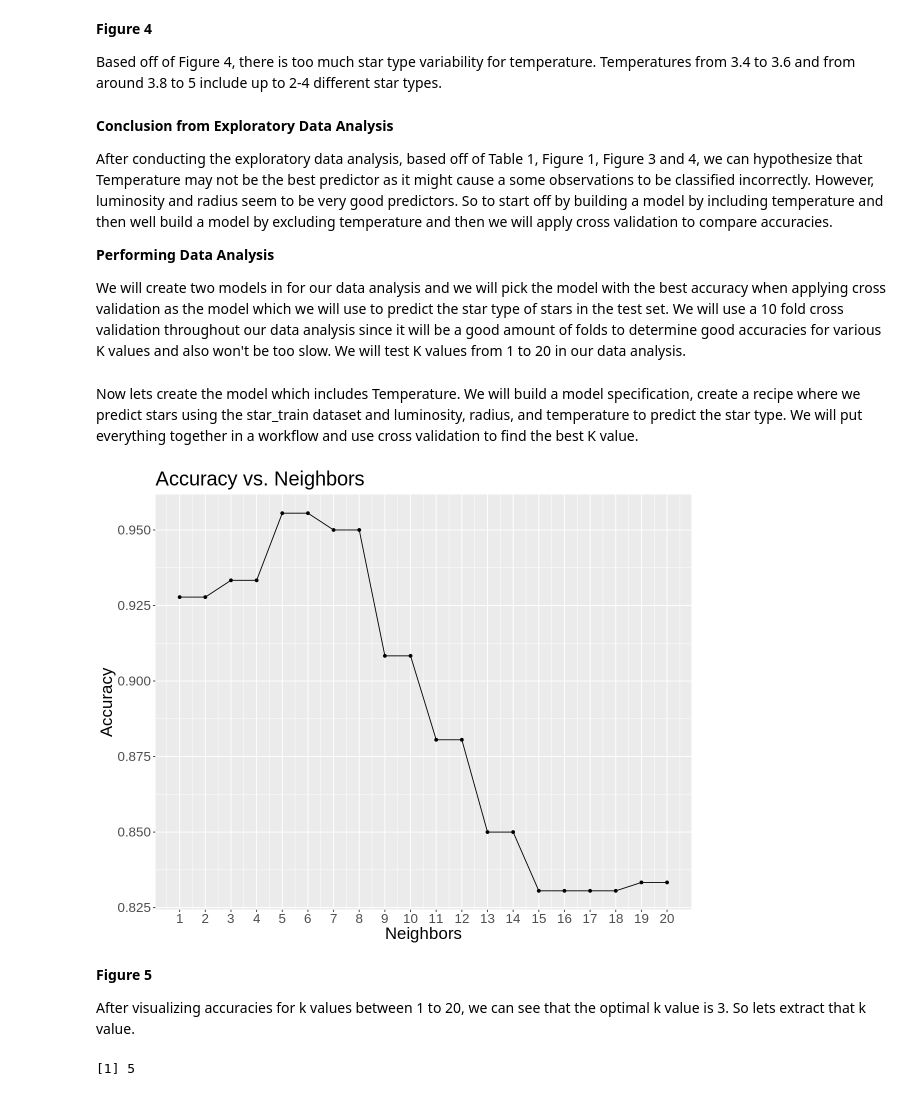
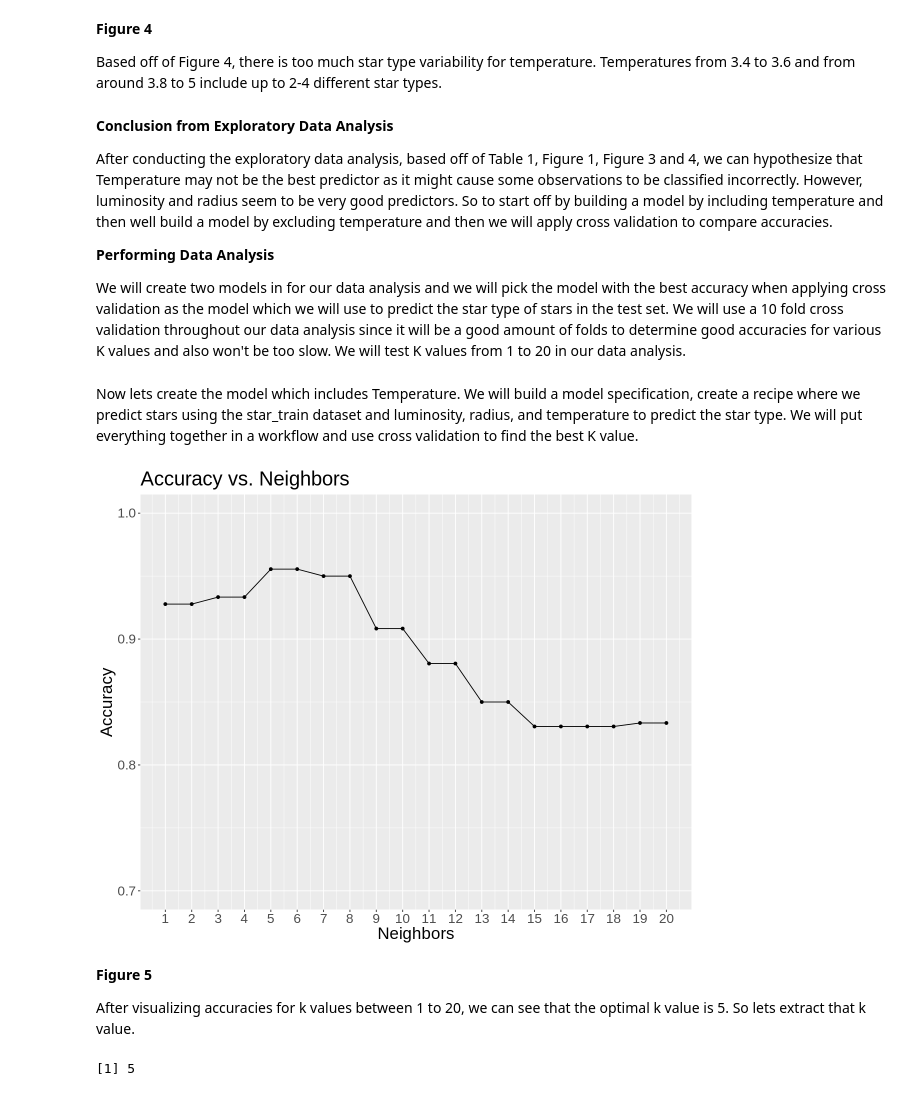
Before and after one commit to KarnS1o3/DSCI-project, a Jupyter notebook: Final_Report.ipynb, the cells around one changed output. Cells and saved outputs as stored; diff of their text form; code cells hidden in the pictures.

```diff
--- a/Final_Report.ipynb
+++ b/Final_Report.ipynb
@@ -204,7 +222,7 @@ Based off of Figure 4, there is too much star type variability for temperature.
 # %% [markdown]
 **Conclusion from Exploratory Data Analysis**
 
-After conducting the exploratory data analysis, based off of Table 1, Figure 1, Figure 3 and 4, we can hypothesize that Temperature may not be the best predictor as it might cause a some observations to be classified incorrectly. However, luminosity and radius seem to be very good predictors. So to start off by building a model by including temperature and then well build a model by excluding temperature and then we will apply cross validation to compare accuracies.
+After conducting the exploratory data analysis, based off of Table 1, Figure 1, Figure 3 and 4, we can hypothesize that Temperature may not be the best predictor as it might cause some observations to be classified incorrectly. However, luminosity and radius seem to be very good predictors. So to start off by building a model by including temperature and then well build a model by excluding temperature and then we will apply cross validation to compare accuracies.
 
 **Performing Data Analysis**
 
@@ -239,21 +257,22 @@ star_summary_temp <- star_fit_temp %>%
 # %%
 #Plot of accuracy vs. neighbors
 star_accuracy_plot <- star_summary_temp %>%
     ggplot(aes(x = neighbors, y = mean)) +
     geom_point() +
     geom_line() +
     ggtitle("Accuracy vs. Neighbors") +
     labs(x = "Neighbors", y = "Accuracy") +
     theme(text = element_text(size = 20)) +
-    scale_x_continuous(breaks = 1:20)
+    scale_x_continuous(breaks = 1:20) +
+    ylim(0.7,1)
 
 star_accuracy_plot
 # %% [output]
-[figure, old version]
+[figure, new version]
 # %% [markdown]
 **Figure 5**
 
-After visualizing accuracies for k values between 1 to 20, we can see that the optimal k value is 3. So lets extract that k value.
+After visualizing accuracies for k values between 1 to 20, we can see that the optimal k value is 5. So lets extract that k value.
 # %%
 #Extracts best K value
 k_min <- star_summary_temp %>%
```
Also changed, not shown: parts of 5 cells of this notebook.
